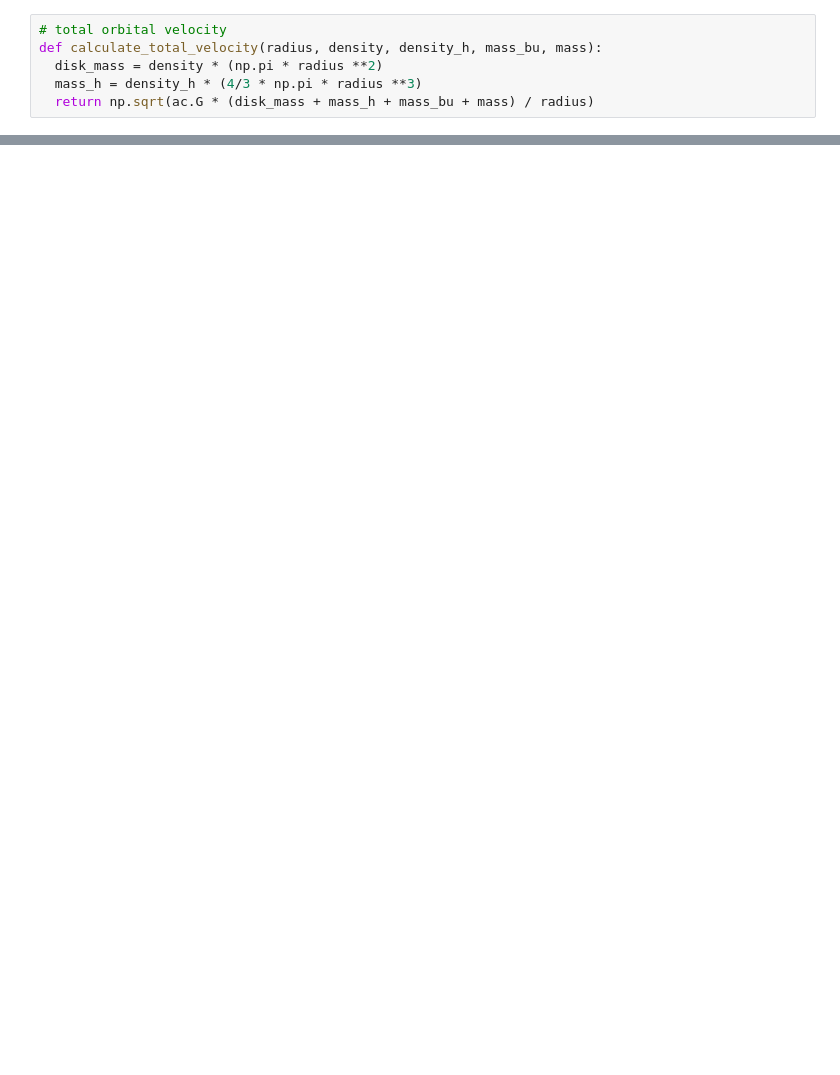
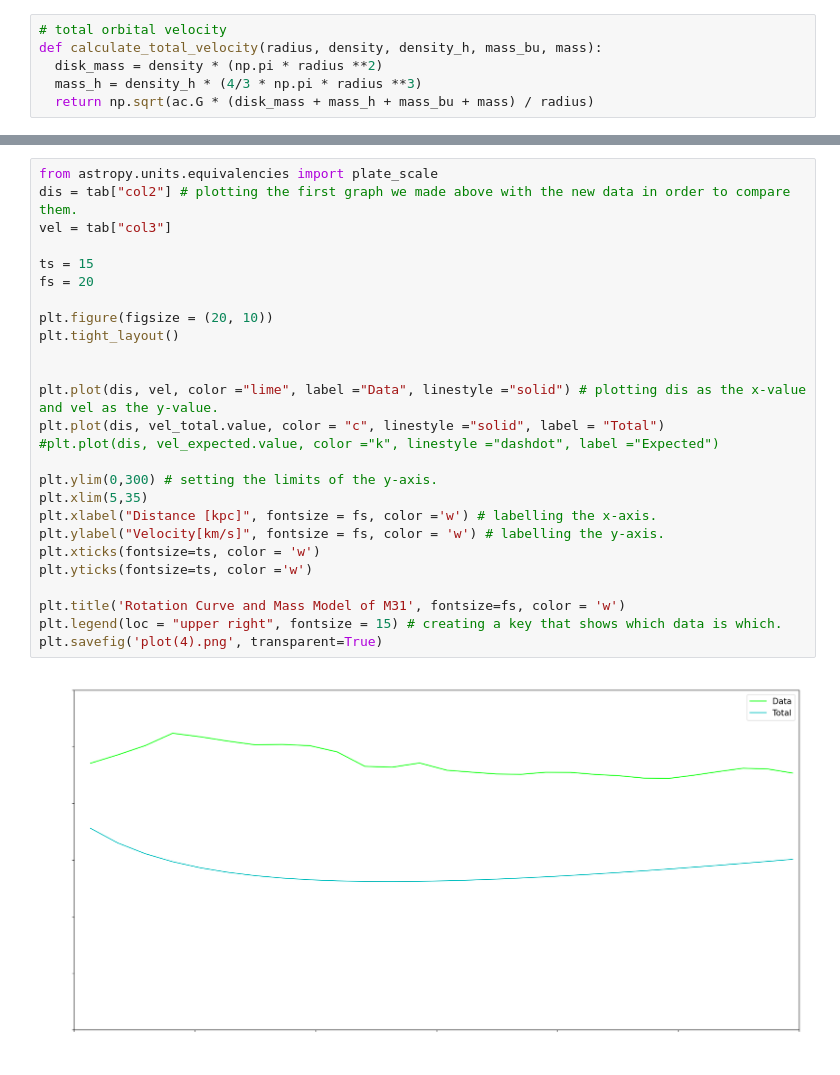
Before and after one commit to NireAstro/1221-dark-matter, a Jupyter notebook: 1221_hello_world.ipynb, the cells around one changed output, grey strips where cells are left out. Cells and saved outputs as stored; diff of their text form; blank space fills up the shorter version.

```diff
--- a/1221_hello_world.ipynb
+++ b/1221_hello_world.ipynb
@@ -388,0 +450,28 @@ plt.legend(loc = "upper right") # creating a key that shows which data is which.
+# %%
+from astropy.units.equivalencies import plate_scale
+dis = tab["col2"] # plotting the first graph we made above with the new data in order to compare them.
+vel = tab["col3"]
+
+ts = 15
+fs = 20
+
+plt.figure(figsize = (20, 10))
+plt.tight_layout()
+
+
+plt.plot(dis, vel, color ="lime", label ="Data", linestyle ="solid") # plotting dis as the x-value and vel as the y-value.
+plt.plot(dis, vel_total.value, color = "c", linestyle ="solid", label = "Total")
+#plt.plot(dis, vel_expected.value, color ="k", linestyle ="dashdot", label ="Expected")
+
+plt.ylim(0,300) # setting the limits of the y-axis.
+plt.xlim(5,35)
+plt.xlabel("Distance [kpc]", fontsize = fs, color ='w') # labelling the x-axis.
+plt.ylabel("Velocity[km/s]", fontsize = fs, color = 'w') # labelling the y-axis.
+plt.xticks(fontsize=ts, color = 'w')
+plt.yticks(fontsize=ts, color ='w')
+
+plt.title('Rotation Curve and Mass Model of M31', fontsize=fs, color = 'w')
+plt.legend(loc = "upper right", fontsize = 15) # creating a key that shows which data is which.
+plt.savefig('plot(4).png', transparent=True)
+# %% [output]
+[figure, added]
```
Also changed, not shown: parts of 14 cells of this notebook.
